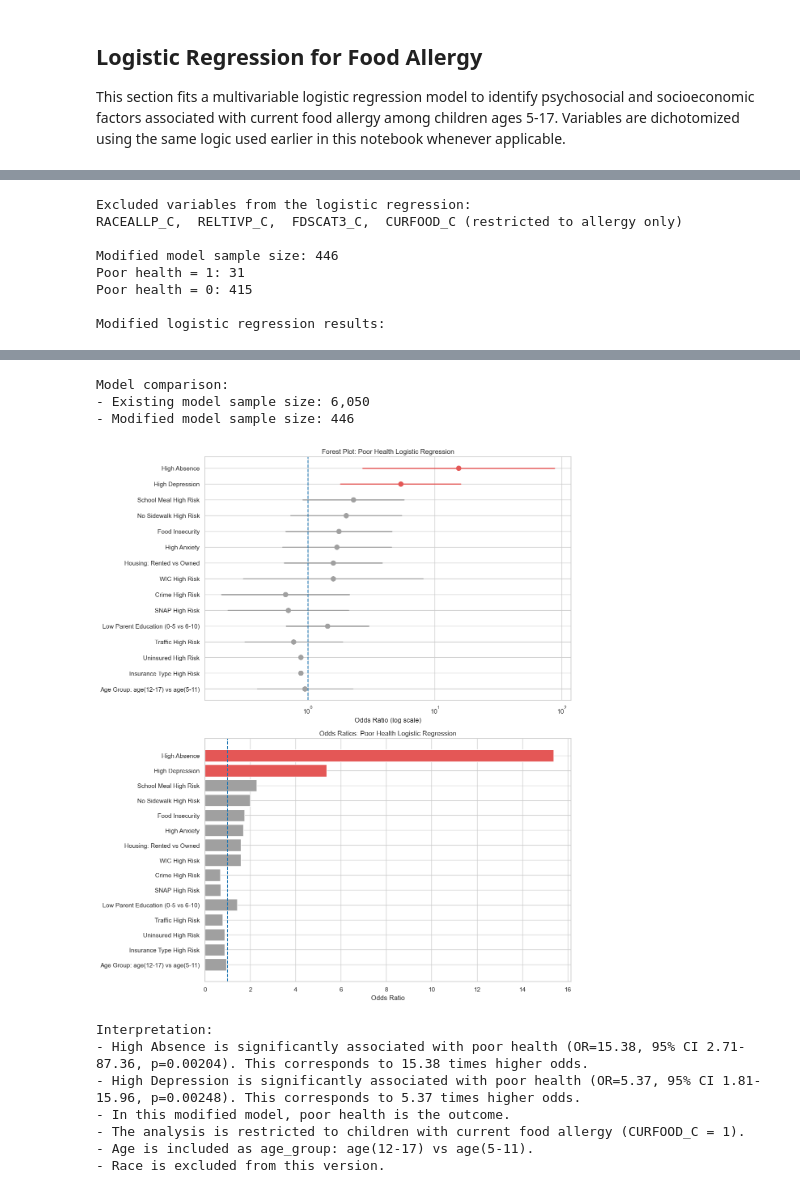
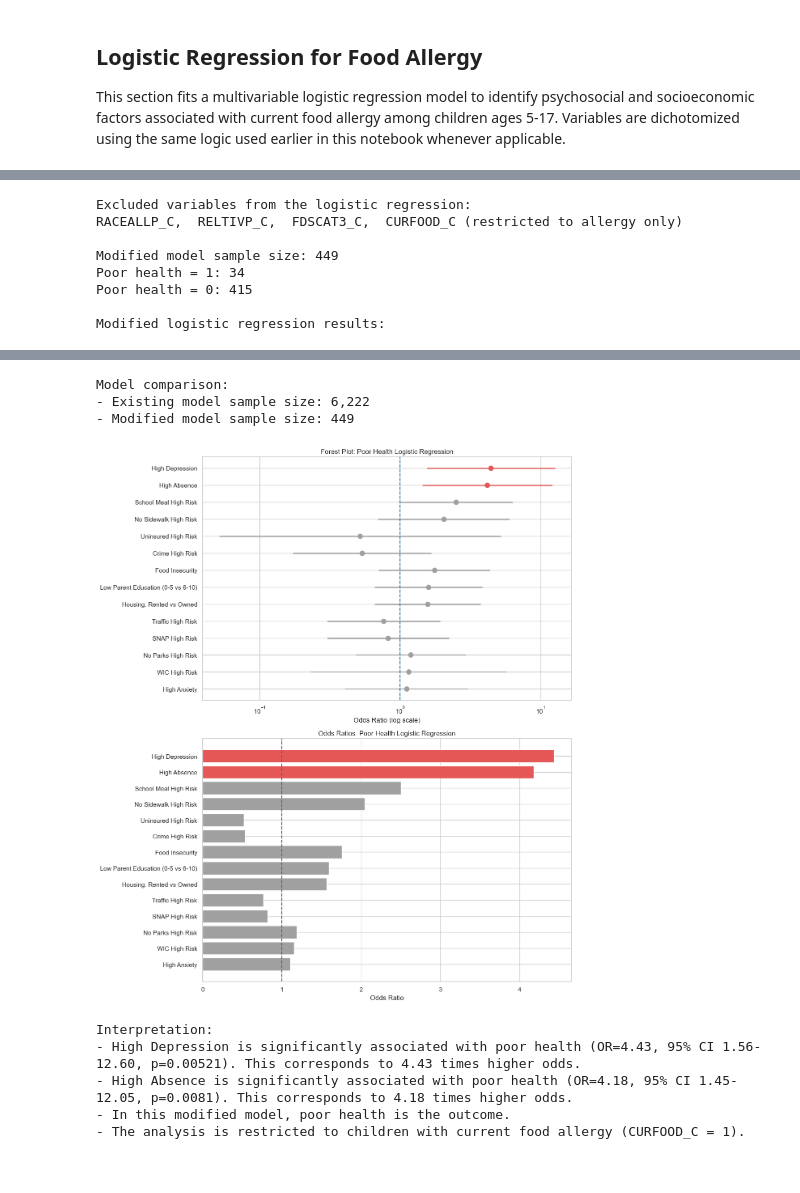
Before and after one commit to woochul152/Integrating_Populaiton_Health_Informatics, a Jupyter notebook: Child_Food_Allergy.ipynb, the cells around one changed output, grey strips where cells are left out. Drawn from its saved outputs; the diff is of its cells as text; code cells hidden in the pictures.

```diff
--- a/Child_Food_Allergy.ipynb
+++ b/Child_Food_Allergy.ipynb
@@ -1456,44 +1593,30 @@ df = df[age.between(5, 17)].copy()
 curfood = pd.to_numeric(df["CURFOOD_C"], errors="coerce")
 df = df[curfood == 1].copy()
 
-# Age group: 5-11 vs 12-17
-age = pd.to_numeric(df["AGEP_C"], errors="coerce")
-df["age_group"] = pd.Series(pd.NA, index=df.index, dtype="object")
-df.loc[age.between(5, 11), "age_group"] = "age(5-11)"
-df.loc[age.between(12, 17), "age_group"] = "age(12-17)"
-df["age_group"] = pd.Categorical(
-    df["age_group"],
-    categories=["age(5-11)", "age(12-17)"],
-    ordered=True
-)
-
-age_dummies = pd.get_dummies(df["age_group"], prefix="age_group", drop_first=True, dtype=int)
-df = pd.concat([df, age_dummies], axis=1)
-
 # Outcome: poor health
 ph = pd.to_numeric(df["PHSTAT_C"], errors="coerce")
 df["poor_health"] = np.where(
-    ph == 4, 1,
+    ph.isin([4, 5]), 1,
     np.where(ph.isin([1, 2, 3]), 0, np.nan)
 )
 
 # Psychosocial
 anx = pd.to_numeric(df["ANXFREQ_C"], errors="coerce")
 df["high_anxiety"] = np.where(
-    anx.isin([1, 2]), 1,
-    np.where(anx.isin([3, 4, 5]), 0, np.nan)
+    anx.isin([1, 2, 3]), 1,
+    np.where(anx.isin([4, 5]), 0, np.nan)
 )
 
 dep = pd.to_numeric(df["DEPFREQ_C"], errors="coerce")
 df["high_depression"] = np.where(
-    dep.isin([1, 2]), 1,
-    np.where(dep.isin([3, 4, 5]), 0, np.nan)
+    dep.isin([1, 2,3]), 1,
+    np.where(dep.isin([4, 5]), 0, np.nan)
 )
 
 sch = pd.to_numeric(df["SCHDYMSSTC_C"], errors="coerce")
 df["high_absence"] = np.where(
-    sch.between(40, 95), 1,
-    np.where(sch.between(0, 39), 0, np.nan)
+    sch.between(18, 95), 1,
+    np.where(sch.between(0, 17), 0, np.nan)
 )
 
 # SDOH / socioeconomic
@@ -1501,7 +1624,6 @@ notcov = pd.to_numeric(df["NOTCOV_C"], errors="coerce")
 df["notcov_risk"] = np.where(notcov == 1, 1, np.where(notcov == 2, 0, np.nan))
 
 cover = pd.to_numeric(df["COVER_C"], errors="coerce")
-df["cover_risk"] = np.where(cover == 4, 1,np.where(cover.isin([1,2,3]), 0, np.nan))
 
 snap = pd.to_numeric(df["FSNAP12M_C"], errors="coerce")
 df["snap_risk"] = np.where(snap == 1, 1, np.where(snap == 2, 0, np.nan))
@@ -1522,8 +1644,8 @@ df["low_parent_education"] = np.where(
 # Food security
 fd = pd.to_numeric(df["FDSCAT4_C"], errors="coerce")
 df["food_insecure"] = np.where(
-    fd.isin([3, 4]), 1,
-    np.where(fd.isin([1, 2]), 0, np.nan)
+    fd.isin([3,4]), 1,
+    np.where(fd.isin([1,2]), 0, np.nan)
 )
 
 # Housing: rented vs owned
@@ -1544,12 +1666,10 @@ df["crime_high_risk"] = np.where(crime == 1, 1, np.where(crime == 2, 0, np.nan))
 # Complete cases
 analysis_df_mod = df[[
     "poor_health",
-    "age_group_age(12-17)",
     "high_anxiety",
     "high_depression",
     "high_absence",
     "notcov_risk",
-    "cover_risk",
     "snap_risk",
     "wic_risk",
     "meal_risk",
@@ -1602,12 +1722,10 @@ coef_df_mod["significant"] = coef_df_mod["p_value"] < 0.05
 coef_df_mod["effect_size"] = np.abs(np.log(coef_df_mod["odds_ratio"]))
 
 name_map = {
-    "age_group_age(12-17)": "Age Group: age(12-17) vs age(5-11)",
     "high_anxiety": "High Anxiety",
     "high_depression": "High Depression",
     "high_absence": "High Absence",
     "notcov_risk": "Uninsured High Risk",
-    "cover_risk": "Insurance Type High Risk",
     "snap_risk": "SNAP High Risk",
     "wic_risk": "WIC High Risk",
     "meal_risk": "School Meal High Risk",
@@ -1689,14 +1807,12 @@ for row in sig_results.sort_values("p_value").head(10).itertuples(index=False):
 
 print("- In this modified model, poor health is the outcome.")
 print("- The analysis is restricted to children with current food allergy (CURFOOD_C = 1).")
-print("- Age is included as age_group: age(12-17) vs age(5-11).")
-print("- Race is excluded from this version.")
 # %% [output]
 Excluded variables from the logistic regression:
 RACEALLP_C,  RELTIVP_C,  FDSCAT3_C,  CURFOOD_C (restricted to allergy only)
 
-Modified model sample size: 446
-Poor health = 1: 31
+Modified model sample size: 449
+Poor health = 1: 34
 Poor health = 0: 415
 
 Modified logistic regression results:
@@ -1720,11 +1834,9 @@ Modified logistic regression results:
 Model comparison:
-- Existing model sample size: 6,050
-- Modified model sample size: 446
+- Existing model sample size: 6,222
+- Modified model sample size: 449
-[figure, old version]
+[figure, new version]
 Interpretation:
-- High Absence is significantly associated with poor health (OR=15.38, 95% CI 2.71-87.36, p=0.00204). This corresponds to 15.38 times higher odds.
-- High Depression is significantly associated with poor health (OR=5.37, 95% CI 1.81-15.96, p=0.00248). This corresponds to 5.37 times higher odds.
+- High Depression is significantly associated with poor health (OR=4.43, 95% CI 1.56-12.60, p=0.00521). This corresponds to 4.43 times higher odds.
+- High Absence is significantly associated with poor health (OR=4.18, 95% CI 1.45-12.05, p=0.0081). This corresponds to 4.18 times higher odds.
 - In this modified model, poor health is the outcome.
 - The analysis is restricted to children with current food allergy (CURFOOD_C = 1).
-- Age is included as age_group: age(12-17) vs age(5-11).
-- Race is excluded from this version.
```
Also changed, not shown: parts of 17 cells of this notebook.
